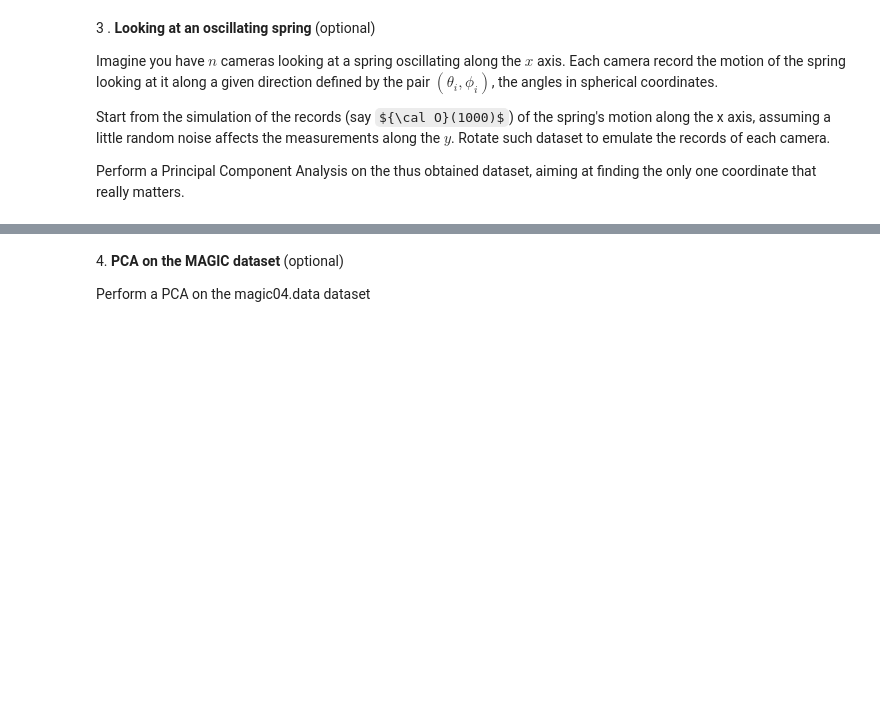
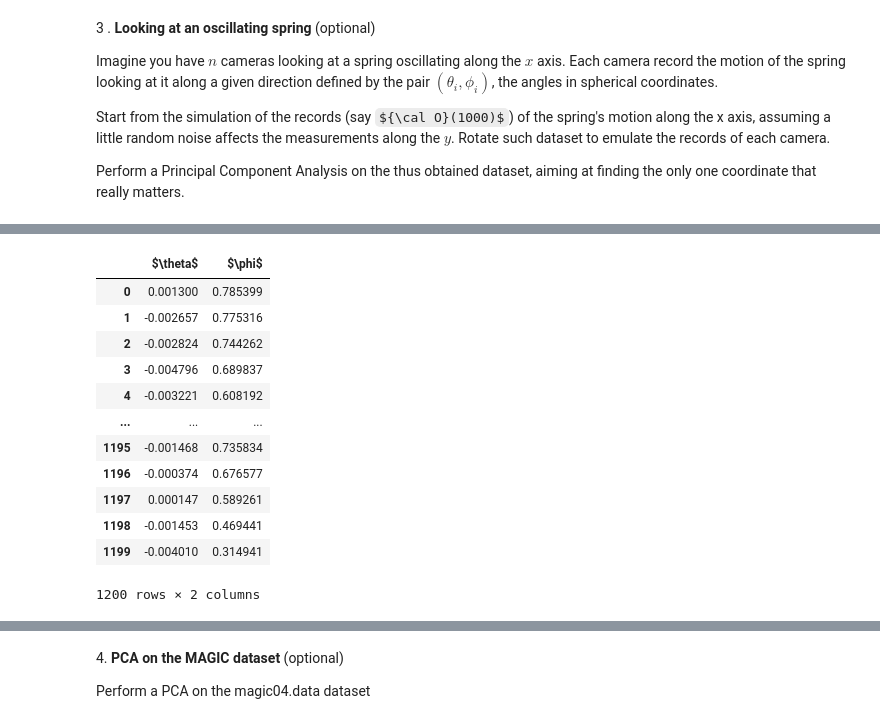
Before and after one commit to tommasoamico/LaboratoryOfComputationalPhysics_Y4, a Jupyter notebook: 07ex_LinearAlgebra.ipynb, the cells around one changed output, grey strips where cells are left out. Saved outputs shown, nothing was run; the diff lists cells and outputs as text; code cells hidden in the pictures; some formulas as TeX source; blank space fills up the shorter version.

```diff
--- a/07ex_LinearAlgebra.ipynb
+++ b/07ex_LinearAlgebra.ipynb
@@ -273,3 +297,12 @@ Imagine you have $n$ cameras looking at a spring oscillating along the $x$ axis.
 Start from the simulation of the records (say ${\cal O}(1000)$) of the spring's motion along the x axis, assuming a little random noise affects the measurements along the $y$. Rotate such dataset to emulate the records of each camera.
 
 Perform a Principal Component Analysis on the thus obtained dataset, aiming at finding the only one coordinate that really matters.
+# %%
+# We generate the dataset
+time_measurments = np.linspace(0, 120, 1200)
+amplitude = 5
+omega = 2
+dataset = pd.DataFrame(time_measurments, columns=['time'])
+dataset['x'] = amplitude*np.cos(omega*dataset['time'])
+dataset['y'] = np.random.normal(loc=0, scale=0.01, size =1200)
+dataset.head(5)
@@ -275,0 +316,21 @@ Perform a Principal Component Analysis on the thus obtained dataset, aiming at f
+# %%
+#Passing to phi and theta
+spring_height = 5
+dataset['$\theta$'] = np.arctan(dataset['y']/dataset['x'])
+dataset['$\phi$'] = np.arctan((np.sqrt(dataset['x']**2+dataset['y']**2)/spring_height))
+dataset = dataset.drop(columns=['x', 'y', 'time'])
+dataset
+# %% [output]
+|  | $\theta$ | $\phi$ |
+| 0 | 0.001300 | 0.785399 |
+| 1 | -0.002657 | 0.775316 |
+| 2 | -0.002824 | 0.744262 |
+| 3 | -0.004796 | 0.689837 |
+| 4 | -0.003221 | 0.608192 |
+| ... | ... | ... |
+| 1195 | -0.001468 | 0.735834 |
+| 1196 | -0.000374 | 0.676577 |
+| 1197 | 0.000147 | 0.589261 |
+| 1198 | -0.001453 | 0.469441 |
+| 1199 | -0.004010 | 0.314941 |
+1200 rows × 2 columns
```
Also changed, not shown: parts of 14 cells of this notebook.
